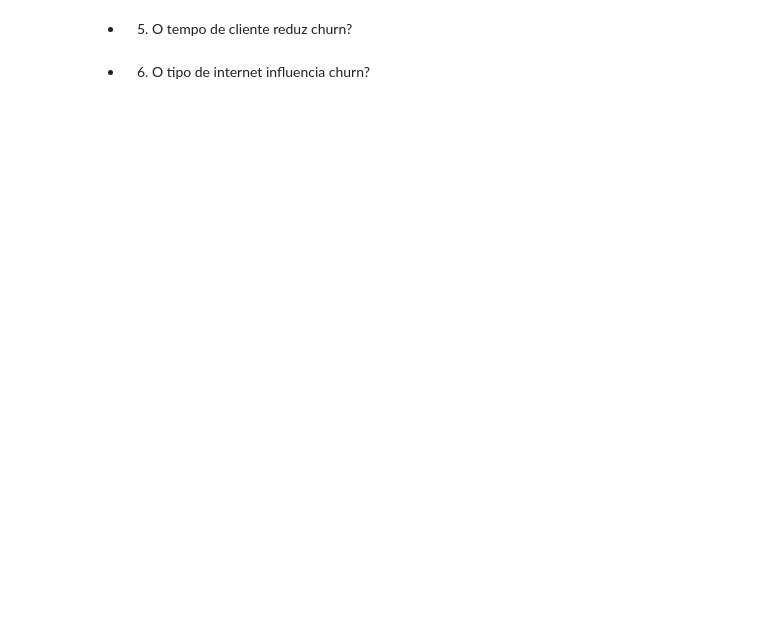
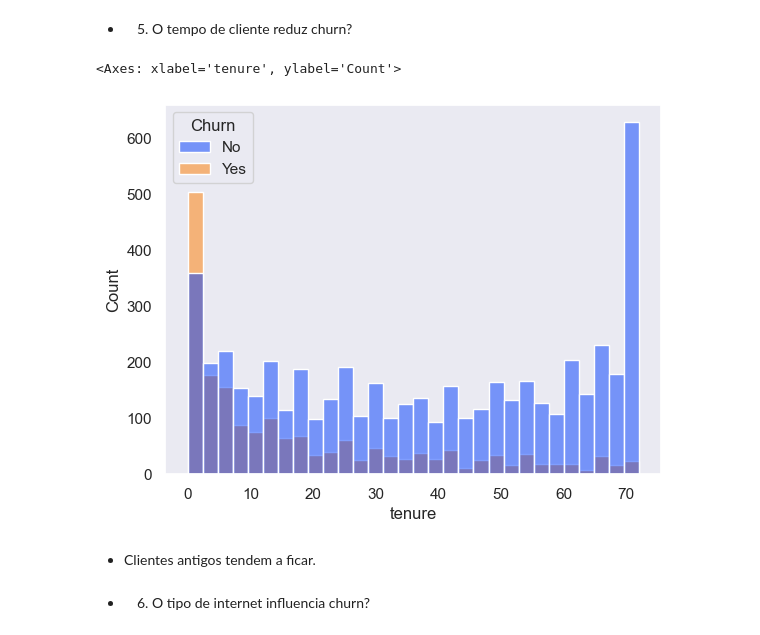
Before and after one commit to LuanESA/telco-churn, a Jupyter notebook: analise_exploratoria.ipynb, the cells around one changed output. Cells and saved outputs as stored; diff of their text form; code cells hidden in the pictures; blank space fills up the shorter version.

```diff
--- a/analise_exploratoria.ipynb
+++ b/analise_exploratoria.ipynb
@@ -287,4 +301,11 @@ R: Sim, clientes novos tendem a realizar o cancelamento com maior frequencia
 # %% [markdown]
 - 5. O tempo de cliente reduz churn?
+# %%
+sns.histplot(data=df, x='tenure', hue='Churn', bins=30)
+# %% [output]
+<Axes: xlabel='tenure', ylabel='Count'>
+[figure, added]
+# %% [markdown]
+- Clientes antigos tendem a ficar.
 # %% [markdown]
 - 6. O tipo de internet influencia churn?
```
Also changed, not shown: parts of 14 cells of this notebook.
